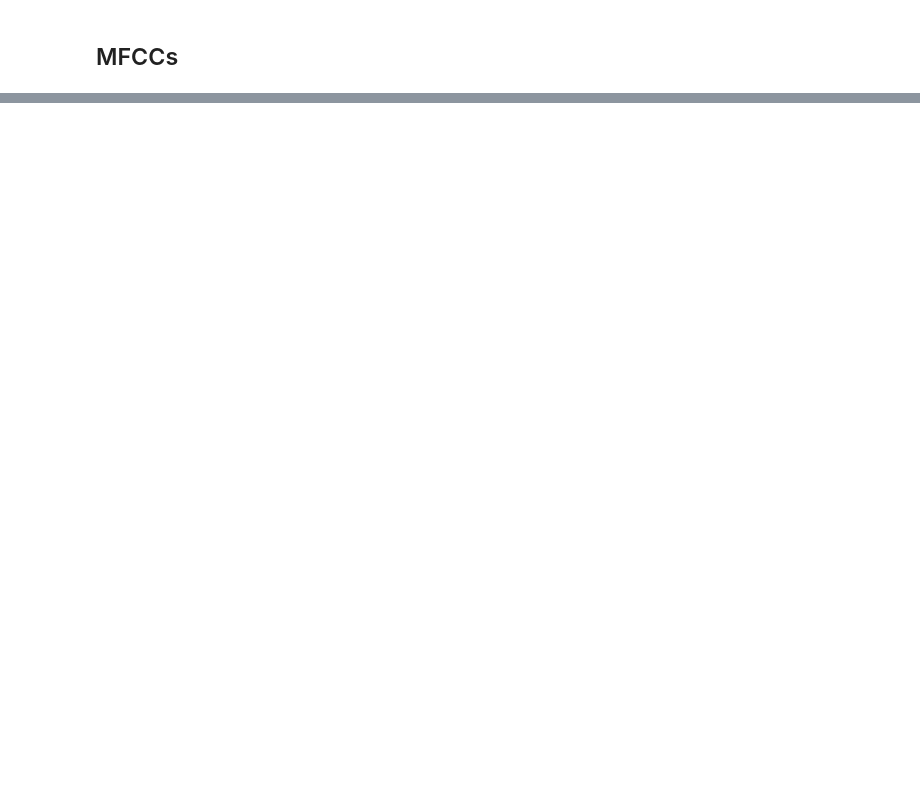
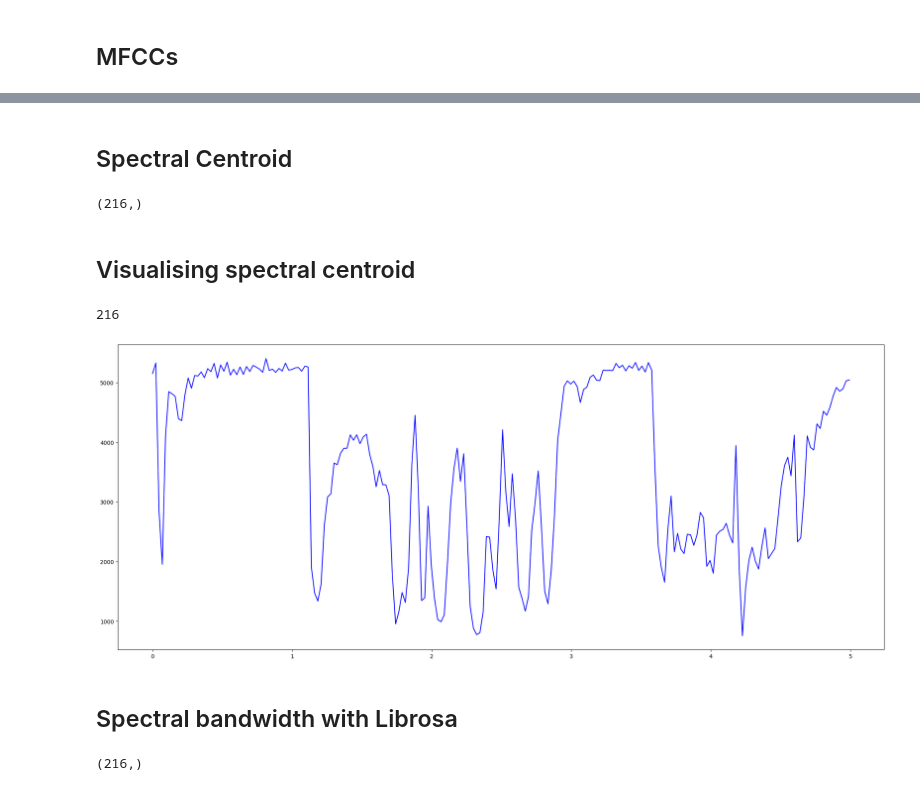
Before and after one commit to batres311/GraficaAudio, a Jupyter notebook: LibrosaGraficas.ipynb, the cells around one changed output, grey strips where cells are left out. Saved outputs shown, nothing was run; the diff lists cells and outputs as text; code cells hidden in the pictures; blank space fills up the shorter version.

```diff
--- a/LibrosaGraficas.ipynb
+++ b/LibrosaGraficas.ipynb
@@ -194,0 +237,21 @@ plt.close()
+# %%
+def band_energy_ratio(spectrogram, split_frequency, sample_rate):
+    """Calculate band energy ratio with a given split frequency."""
+
+    split_frequency_bin = calculate_split_frequency_bin(split_frequency, sample_rate, len(spectrogram[0]))
+    band_energy_ratio = []
+
+    # calculate power spectrogram
+    power_spectrogram = np.abs(spectrogram) ** 2
+    power_spectrogram = power_spectrogram.T
+
+    # calculate BER value for each frame
+    for frame in power_spectrogram:
+        sum_power_low_frequencies = frame[:split_frequency_bin].sum()
+        sum_power_high_frequencies = frame[split_frequency_bin:].sum()
+        band_energy_ratio_current_frame = sum_power_low_frequencies / sum_power_high_frequencies
+        band_energy_ratio.append(band_energy_ratio_current_frame)
+
+    return np.array(band_energy_ratio)
+# %%
+ber_y = band_energy_ratio(y_spec, 2000, sr)
@@ -194,0 +264,3 @@ plt.close()
+# %%
+frames = range(len(ber_y))
+t = librosa.frames_to_time(frames, hop_length=HOP_SIZE)
@@ -194,0 +275,22 @@ plt.close()
+# %% [markdown]
+## Spectral Centroid
+# %%
+sc_y = librosa.feature.spectral_centroid(y=y, sr=sr, n_fft=FRAME_SIZE, hop_length=HOP_LENGTH)[0]
+# %%
+sc_y.shape
+# %% [output]
+(216,)
+# %% [markdown]
+## Visualising spectral centroid
+# %%
+len(t)
+# %% [output]
+216
+# %%
+plt.figure(figsize=(25,10))
+plt.plot(t, sc_y, color='b')
+plt.show()
+# %% [output]
+[figure, added]
+# %% [markdown]
+## Spectral bandwidth with Librosa
@@ -194,0 +299,4 @@ plt.close()
+# %%
+ban_y.shape
+# %% [output]
+(216,)
```
Also changed, not shown: parts of 17 cells of this notebook, 9 other files.
